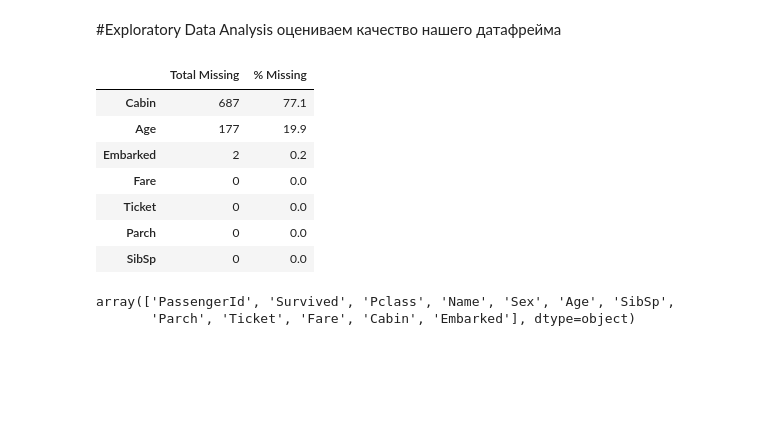
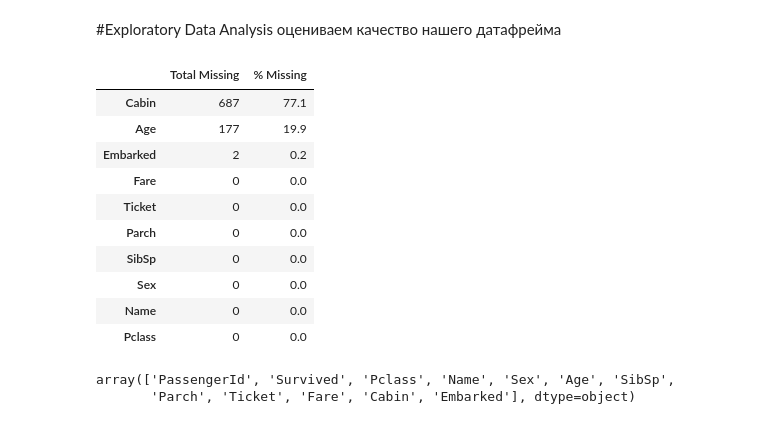
Before and after one commit to QAtester-MM/-----------------------------, a Jupyter notebook: Exploratory_Data_Analysis_Titanic_Dataset.ipynb, the cells around one changed output. Saved outputs shown, nothing was run; the diff lists cells and outputs as text; code cells hidden in the pictures; blank space fills up the shorter version.

```diff
--- a/Exploratory_Data_Analysis_Titanic_Dataset.ipynb
+++ b/Exploratory_Data_Analysis_Titanic_Dataset.ipynb
@@ -112,17 +118,20 @@ pd.crosstab(train_df['Sex'], train_df['Survived'])
 # %%
 total_missing = train_df.isnull().sum().sort_values(ascending=False)
 col_pct_missing = round(train_df.isnull().sum()/train_df.isnull().count()*100,1).sort_values(ascending=False)
 missing_data = pd.concat([total_missing, col_pct_missing], axis=1, keys = ["Total Missing", "% Missing"])
-missing_data.head(7)
+missing_data.head(10)
 # %% [output]
 |  | Total Missing | % Missing |
 | Cabin | 687 | 77.1 |
 | Age | 177 | 19.9 |
 | Embarked | 2 | 0.2 |
 | Fare | 0 | 0.0 |
 | Ticket | 0 | 0.0 |
 | Parch | 0 | 0.0 |
 | SibSp | 0 | 0.0 |
+| Sex | 0 | 0.0 |
+| Name | 0 | 0.0 |
+| Pclass | 0 | 0.0 |
 # %%
 train_df.columns.values
 # %% [output]
```
Also changed, not shown: parts of 1 cell of this notebook.
